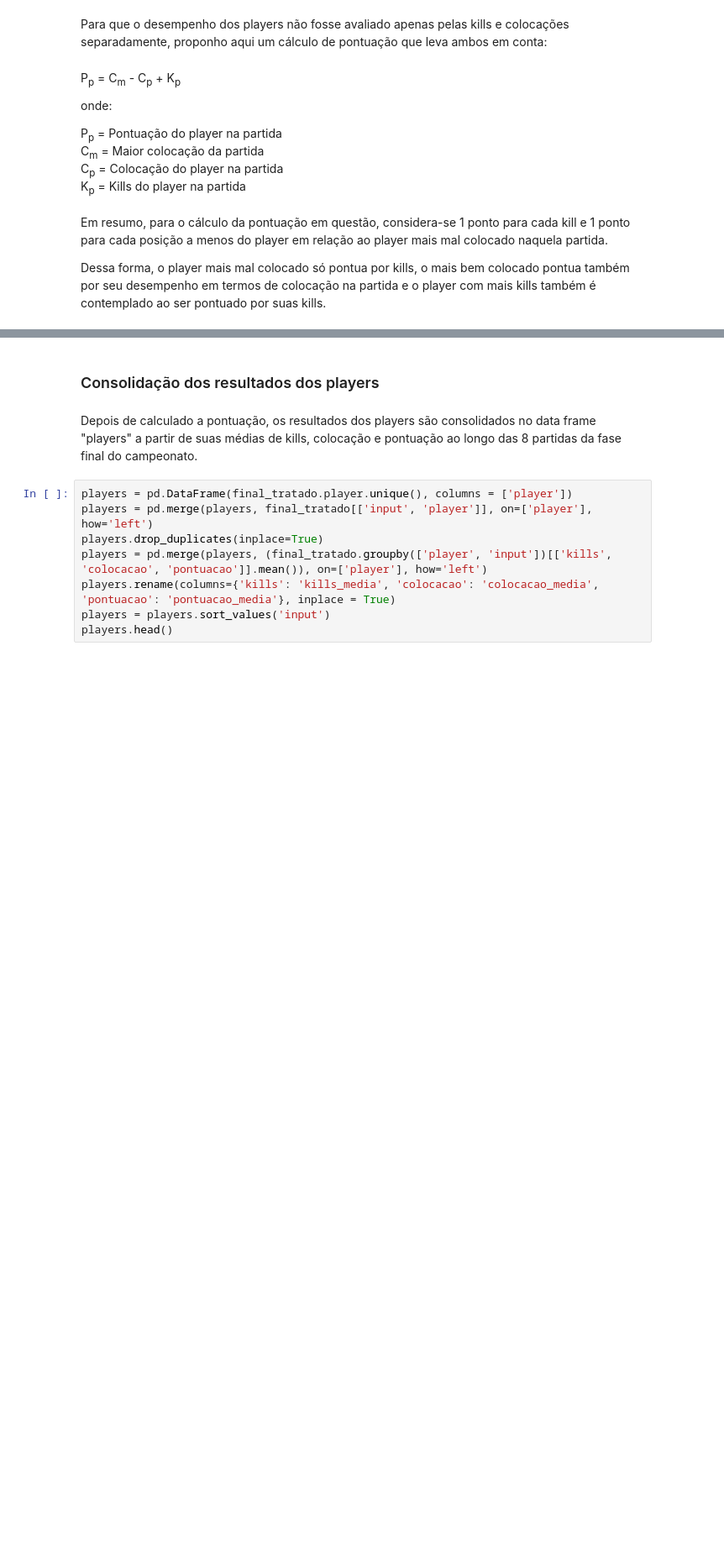
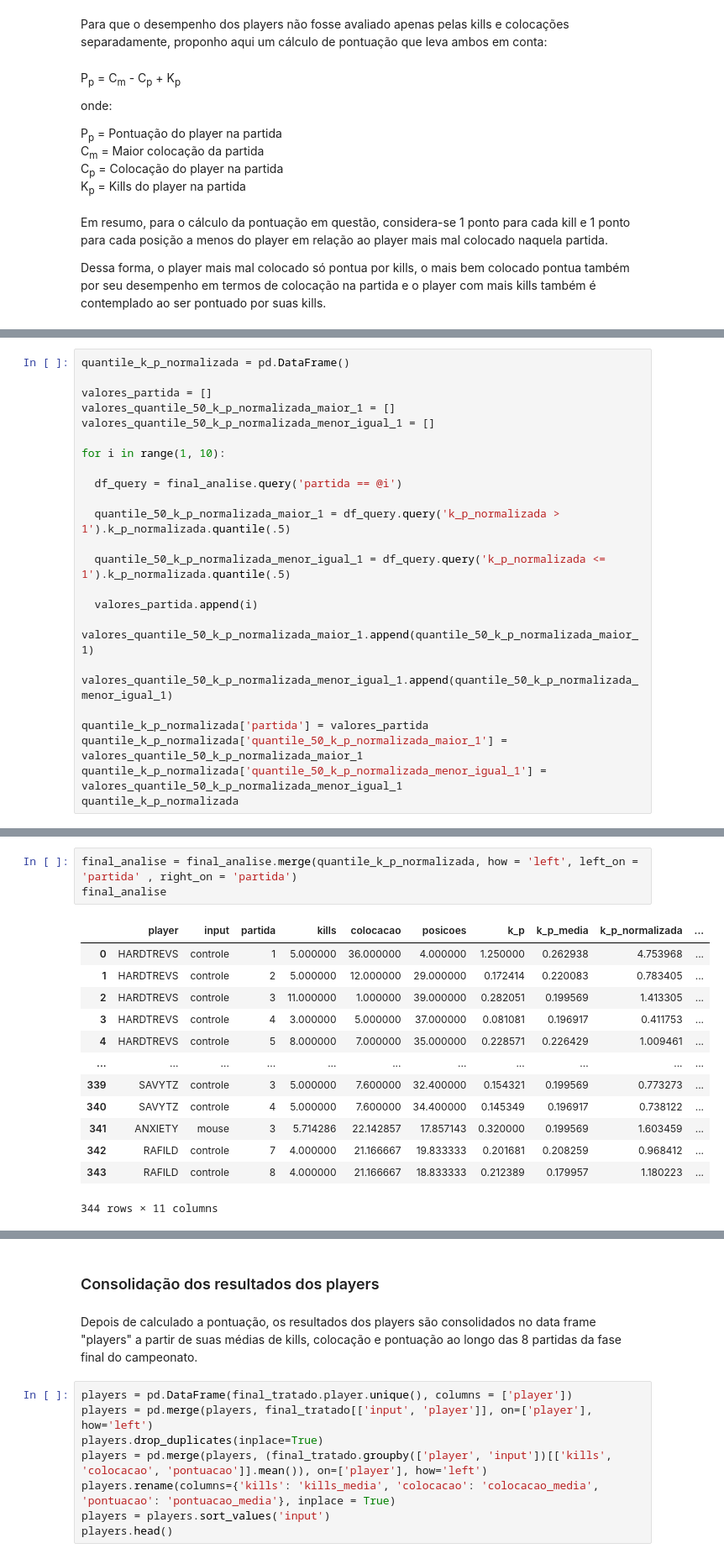
Before and after one commit to GodoyLucas/king_of_rebirth, a Jupyter notebook: Notebooks/King_of_Rebirth_Final.ipynb, the cells around one changed output, grey strips where cells are left out. Shown at 84% size. Saved outputs shown, nothing was run; the diff lists cells and outputs as text; blank space fills up the shorter version.

```diff
--- a/Notebooks/King_of_Rebirth_Final.ipynb
+++ b/Notebooks/King_of_Rebirth_Final.ipynb
@@ -433,0 +479,23 @@ final_analise
+# %%
+quantile_k_p_normalizada = pd.DataFrame()
+
+valores_partida = []
+valores_quantile_50_k_p_normalizada_maior_1 = []
+valores_quantile_50_k_p_normalizada_menor_igual_1 = []
+
+for i in range(1, 10):
+
+  df_query = final_analise.query('partida == @i')
+
+  quantile_50_k_p_normalizada_maior_1 = df_query.query('k_p_normalizada > 1').k_p_normalizada.quantile(.5)
+
+  quantile_50_k_p_normalizada_menor_igual_1 = df_query.query('k_p_normalizada <= 1').k_p_normalizada.quantile(.5)
+
+  valores_partida.append(i)
+  valores_quantile_50_k_p_normalizada_maior_1.append(quantile_50_k_p_normalizada_maior_1)
+  valores_quantile_50_k_p_normalizada_menor_igual_1.append(quantile_50_k_p_normalizada_menor_igual_1)
+
+quantile_k_p_normalizada['partida'] = valores_partida
+quantile_k_p_normalizada['quantile_50_k_p_normalizada_maior_1'] = valores_quantile_50_k_p_normalizada_maior_1
+quantile_k_p_normalizada['quantile_50_k_p_normalizada_menor_igual_1'] = valores_quantile_50_k_p_normalizada_menor_igual_1
+quantile_k_p_normalizada
@@ -433,0 +513,17 @@ final_analise
+# %%
+final_analise = final_analise.merge(quantile_k_p_normalizada, how = 'left', left_on = 'partida' , right_on = 'partida')
+final_analise
+# %% [output]
+|  | player | input | partida | kills | colocacao | posicoes | k_p | k_p_media | k_p_normalizada | ... |
+| 0 | HARDTREVS | controle | 1 | 5.000000 | 36.000000 | 4.000000 | 1.250000 | 0.262938 | 4.753968 | ... |
+| 1 | HARDTREVS | controle | 2 | 5.000000 | 12.000000 | 29.000000 | 0.172414 | 0.220083 | 0.783405 | ... |
+| 2 | HARDTREVS | controle | 3 | 11.000000 | 1.000000 | 39.000000 | 0.282051 | 0.199569 | 1.413305 | ... |
+| 3 | HARDTREVS | controle | 4 | 3.000000 | 5.000000 | 37.000000 | 0.081081 | 0.196917 | 0.411753 | ... |
+| 4 | HARDTREVS | controle | 5 | 8.000000 | 7.000000 | 35.000000 | 0.228571 | 0.226429 | 1.009461 | ... |
+| ... | ... | ... | ... | ... | ... | ... | ... | ... | ... | ... |
+| 339 | SAVYTZ | controle | 3 | 5.000000 | 7.600000 | 32.400000 | 0.154321 | 0.199569 | 0.773273 | ... |
+| 340 | SAVYTZ | controle | 4 | 5.000000 | 7.600000 | 34.400000 | 0.145349 | 0.196917 | 0.738122 | ... |
+| 341 | ANXIETY | mouse | 3 | 5.714286 | 22.142857 | 17.857143 | 0.320000 | 0.199569 | 1.603459 | ... |
+| 342 | RAFILD | controle | 7 | 4.000000 | 21.166667 | 19.833333 | 0.201681 | 0.208259 | 0.968412 | ... |
+| 343 | RAFILD | controle | 8 | 4.000000 | 21.166667 | 18.833333 | 0.212389 | 0.179957 | 1.180223 | ... |
+344 rows × 11 columns
```
Also changed, not shown: parts of 18 cells of this notebook.
